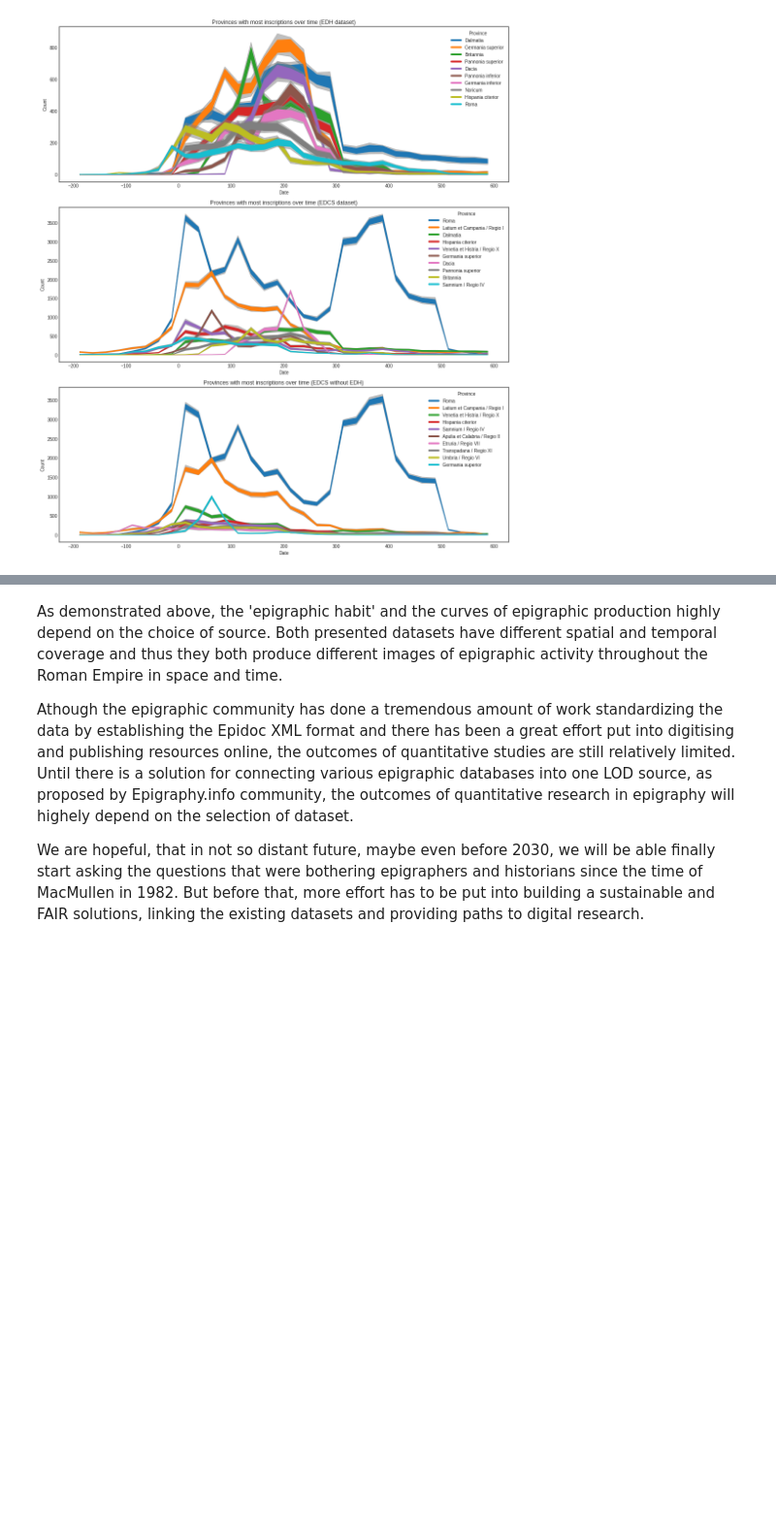
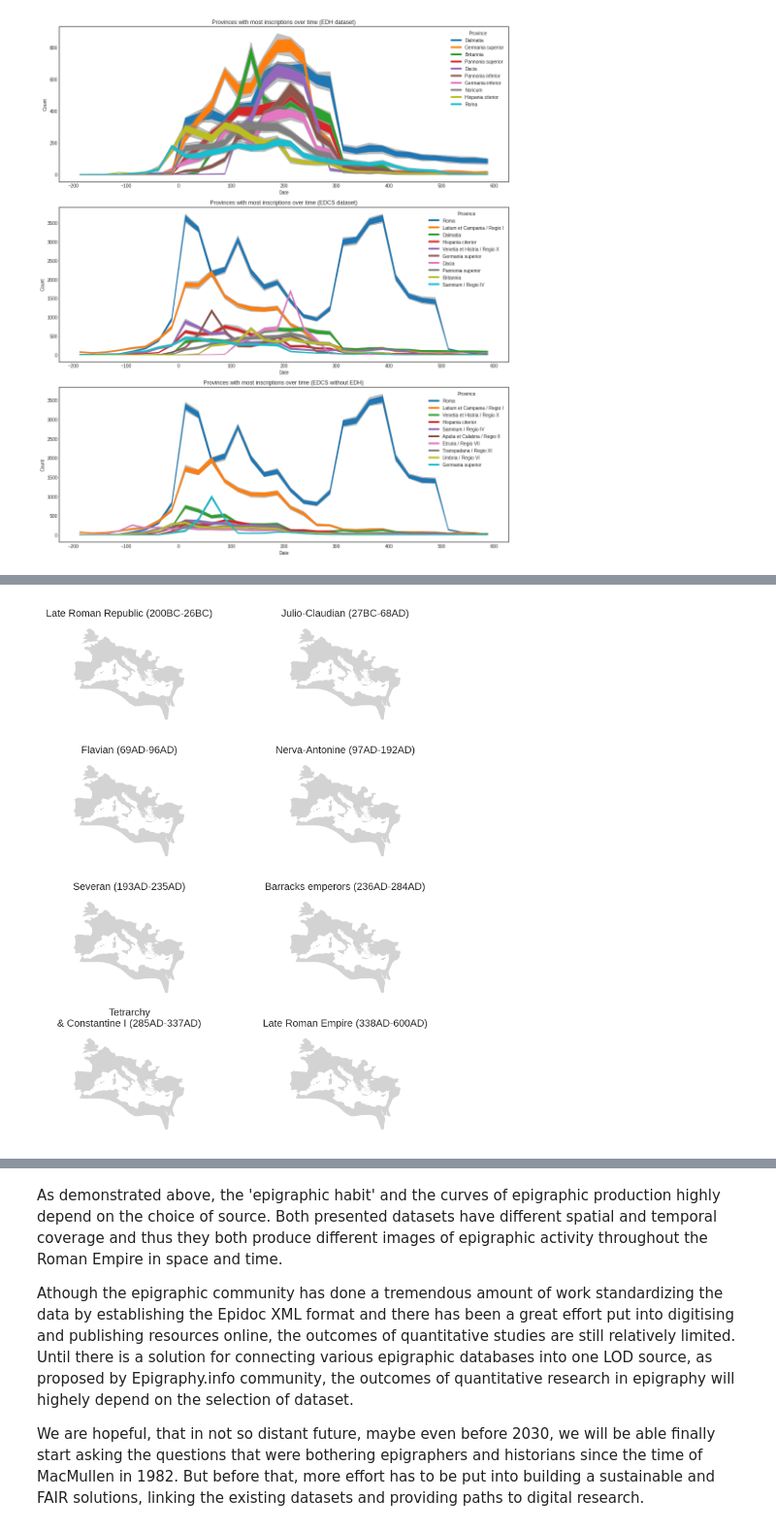
Before and after one commit to sdam-au/digital_epigraphy, a Jupyter notebook: scripts/Digital_epigraphy.ipynb, the cells around one changed output, grey strips where cells are left out. Shown at 97% size. Cells and saved outputs as stored; diff of their text form; code cells hidden in the pictures; blank space fills up the shorter version.

```diff
--- a/scripts/Digital_epigraphy.ipynb
+++ b/scripts/Digital_epigraphy.ipynb
@@ -1737,0 +1829,9 @@ plt.savefig('Epigraphic_production_provinces.png')
+# %%
+def get_date_var(randoms):
+    try:
+        return randoms[0]
+    except:
+        return None
+
+
+EDCS_dated["date_var_1"] = EDCS_dated["random_dates"].apply(get_date_var)
@@ -1738 +1921,53 @@ plt.savefig('Epigraphic_production_provinces.png')
+# %%
+EDCS_dated_df_by_periods = []
+
+for period in timeblocks_periods:
+    EDCS_dated_sample = EDCS_dated[EDCS_dated["date_var_1"].between(
+        period[0], period[1])]
+    EDCS_dated_df_by_periods.append(EDCS_dated_sample)
+# %%
+pleiades_regions = gpd.read_file('pleiades_regions.geojson', driver='GeoJSON')
+# %%
+# AIM: all inscriptions with location in 8 plots grouped by period
+
+plt.style.use("seaborn-white")
+plt.rcParams['figure.dpi'] = 300
+#plt.rcParams["font.family"] = "serif"
+plt.rcParams['font.size'] = 8
+
+fig, axs  = plt.subplots(4, 2, figsize=(6, 6), tight_layout=True)
+
+contexts_pct = {}
+
+# original from social_diversity
+#for df, ax, period in zip(EDCS_dated_df_by_periods, axs.ravel(), periods_labels):
+#    pleiades_regions.plot(ax=ax, color="lightgray")
+#    #gplt.kdeplot(df, cmap='Reds', shade=True, thresh=0.05, alpha=0.5, ax=ax)
+#    for context, color in [("rest", "orange"), ("middle", "red"), ("big", "darkred")]:
+#        df_context = df[df["urban_context"]==context]
+#        contexts_pct[context] = str(np.round(((len(df_context) / len(df)) * 100), 2)) + "%"
+#        df_context.plot(markersize=0.1, color=color, ax=ax)
+#    ax.set_title(period, fontsize=8)
+#    ax.set_axis_off()
+#    markers = [plt.Line2D([0,0],[0,0],color=color, marker=".", linestyle="") for color in ["darkred", "red", "orange"]]
+#    legend_labels = ["Big cities ({0})".format(contexts_pct["big"]), "Middle cities ({0})".format(contexts_pct["middle"]), "Rural areas ({0})".format(contexts_pct["rest"])]
+#    ax.legend(markers, legend_labels, numpoints=1, bbox_to_anchor=(0.65, 1.05), loc='upper left', fontsize=6)
+
+
+# attempt of a new plot
+for df, ax, period in zip(EDCS_dated_df_by_periods, axs.ravel(), periods_labels):
+    pleiades_regions.plot(ax=ax, color="lightgray")
+#       for context, color in [("rest", "orange"), ("middle", "red"), ("big", "darkred")]:
+#        df_context = df[df["urban_context"]==context]
+#        contexts_pct[context] = str(np.round(((len(df_context) / len(df)) * 100), 2)) + "%"
+#        df_context.plot(markersize=0.1, color=color, ax=ax)
+    ax.set_title(period, fontsize=8)
+    ax.set_axis_off()
+#    markers = [plt.Line2D([0,0],[0,0],color=color, marker=".", linestyle="") for color in ["darkred", "red", "orange"]]
+#    legend_labels = ["Big cities ({0})".format(contexts_pct["big"]), "Middle cities ({0})".format(contexts_pct["middle"]), "Rural areas ({0})".format(contexts_pct["rest"])]
+#    ax.legend(markers, legend_labels, numpoints=1, bbox_to_anchor=(0.65, 1.05), loc='upper left', fontsize=6)
+
+plt.subplots_adjust(wspace=0, hspace=0)
+# %% [output]
+[figure, added]
 # %% [markdown]
```
Also changed, not shown: parts of 87 cells of this notebook.
